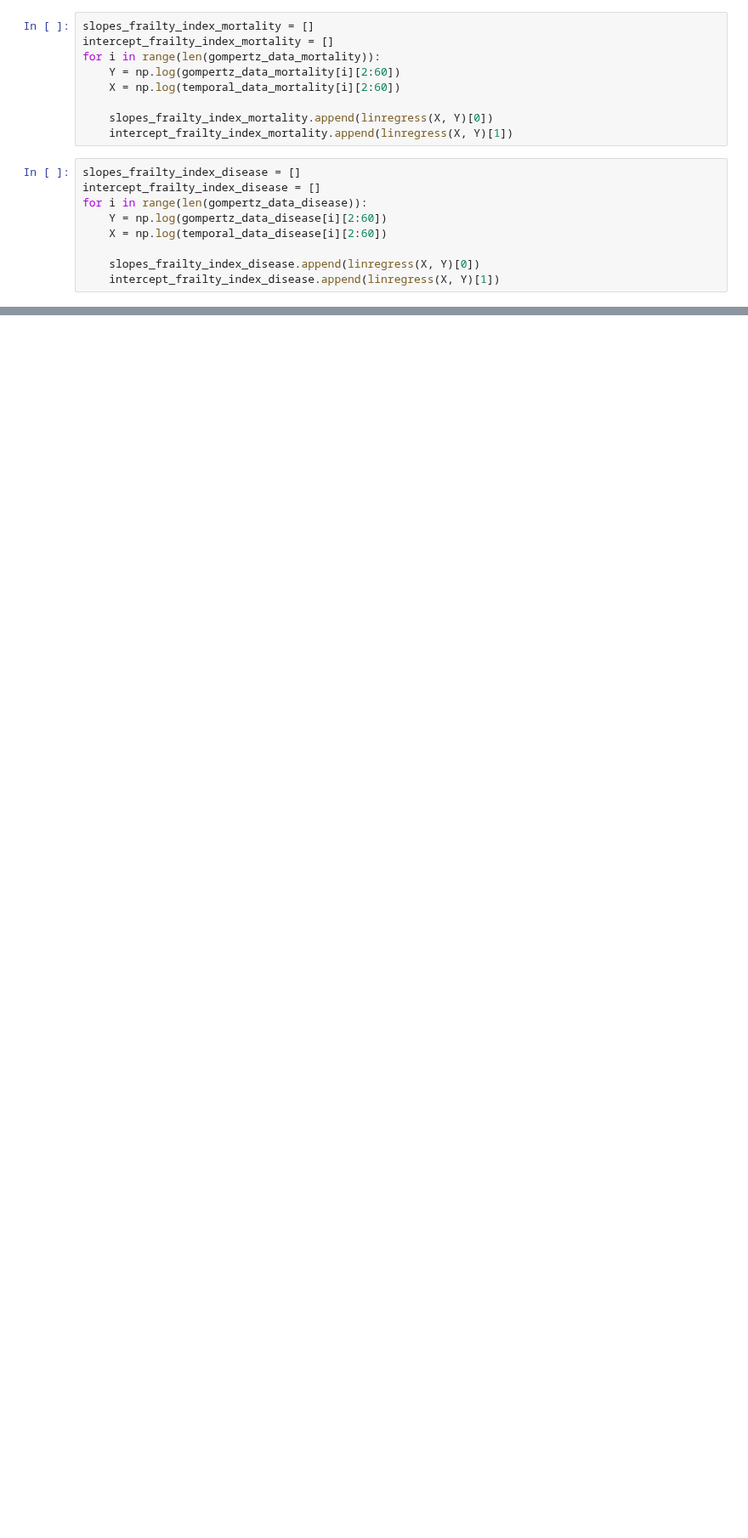
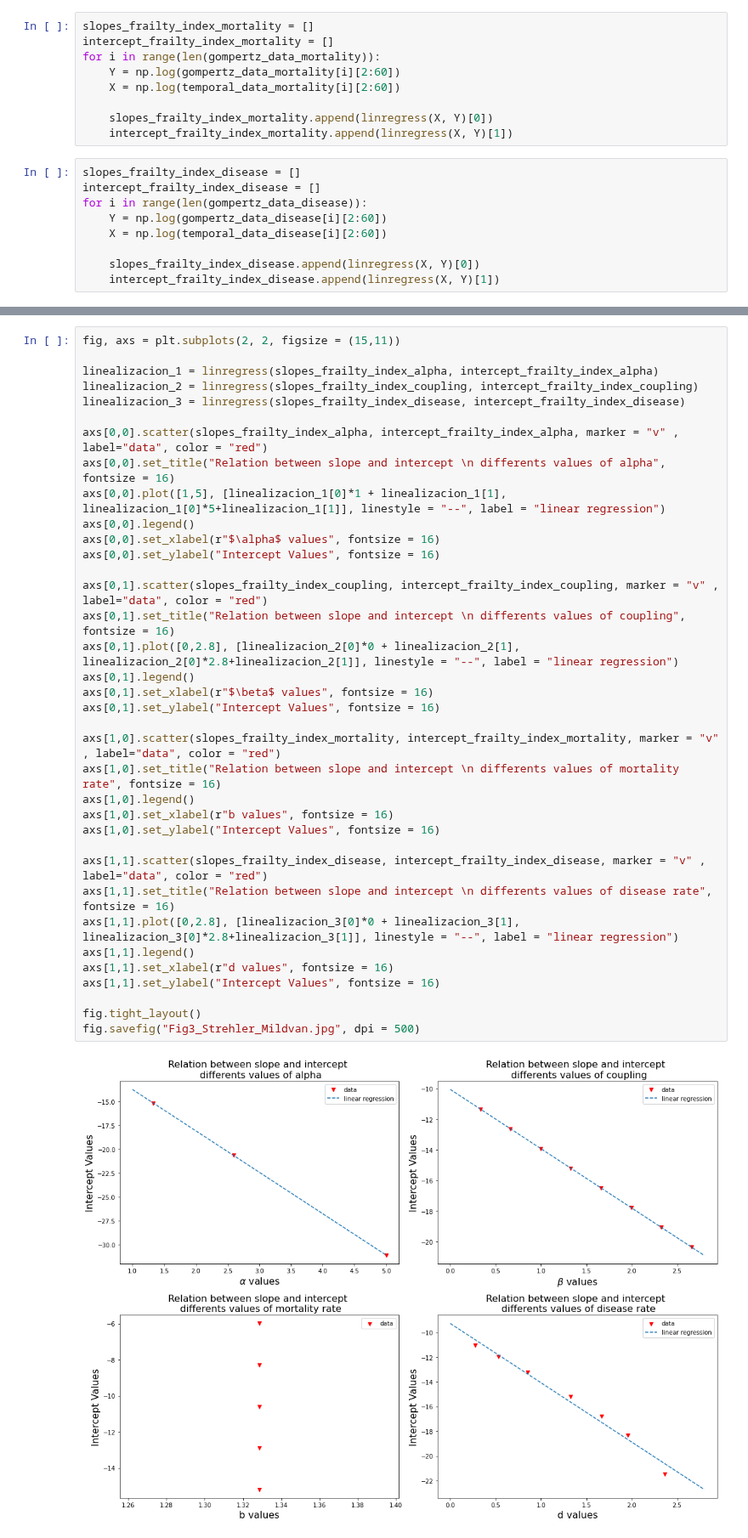
Before and after one commit to Rafther0112/Human_Aging_Research, a Jupyter notebook: comparison_plot.ipynb, the cells around one changed output, grey strips where cells are left out. Shown at 85% size. Saved outputs shown, nothing was run; the diff lists cells and outputs as text; blank space fills up the shorter version.

```diff
--- a/comparison_plot.ipynb
+++ b/comparison_plot.ipynb
@@ -264,0 +265,38 @@ Text(0, 0.5, 'Intercept Values')
+# %%
+fig, axs = plt.subplots(2, 2, figsize = (15,11))
+
+linealizacion_1 = linregress(slopes_frailty_index_alpha, intercept_frailty_index_alpha)
+linealizacion_2 = linregress(slopes_frailty_index_coupling, intercept_frailty_index_coupling)
+linealizacion_3 = linregress(slopes_frailty_index_disease, intercept_frailty_index_disease)
+
+axs[0,0].scatter(slopes_frailty_index_alpha, intercept_frailty_index_alpha, marker = "v" , label="data", color = "red")
+axs[0,0].set_title("Relation between slope and intercept \n differents values of alpha", fontsize = 16)
+axs[0,0].plot([1,5], [linealizacion_1[0]*1 + linealizacion_1[1], linealizacion_1[0]*5+linealizacion_1[1]], linestyle = "--", label = "linear regression")
+axs[0,0].legend()
+axs[0,0].set_xlabel(r"$\alpha$ values", fontsize = 16)
+axs[0,0].set_ylabel("Intercept Values", fontsize = 16)
+
+axs[0,1].scatter(slopes_frailty_index_coupling, intercept_frailty_index_coupling, marker = "v" , label="data", color = "red")
+axs[0,1].set_title("Relation between slope and intercept \n differents values of coupling", fontsize = 16)
+axs[0,1].plot([0,2.8], [linealizacion_2[0]*0 + linealizacion_2[1], linealizacion_2[0]*2.8+linealizacion_2[1]], linestyle = "--", label = "linear regression")
+axs[0,1].legend()
+axs[0,1].set_xlabel(r"$\beta$ values", fontsize = 16)
+axs[0,1].set_ylabel("Intercept Values", fontsize = 16)
+
+axs[1,0].scatter(slopes_frailty_index_mortality, intercept_frailty_index_mortality, marker = "v" , label="data", color = "red")
+axs[1,0].set_title("Relation between slope and intercept \n differents values of mortality rate", fontsize = 16)
+axs[1,0].legend()
+axs[1,0].set_xlabel(r"b values", fontsize = 16)
+axs[1,0].set_ylabel("Intercept Values", fontsize = 16)
+
+axs[1,1].scatter(slopes_frailty_index_disease, intercept_frailty_index_disease, marker = "v" , label="data", color = "red")
+axs[1,1].set_title("Relation between slope and intercept \n differents values of disease rate", fontsize = 16)
+axs[1,1].plot([0,2.8], [linealizacion_3[0]*0 + linealizacion_3[1], linealizacion_3[0]*2.8+linealizacion_3[1]], linestyle = "--", label = "linear regression")
+axs[1,1].legend()
+axs[1,1].set_xlabel(r"d values", fontsize = 16)
+axs[1,1].set_ylabel("Intercept Values", fontsize = 16)
+
+fig.tight_layout()
+fig.savefig("Fig3_Strehler_Mildvan.jpg", dpi = 500)
+# %% [output]
+[figure, added]
```
Also changed, not shown: parts of 8 cells of this notebook.
